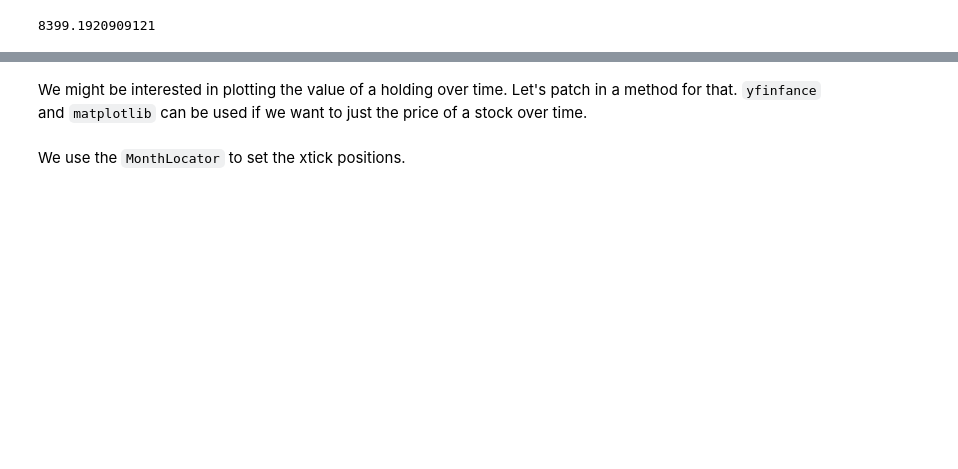
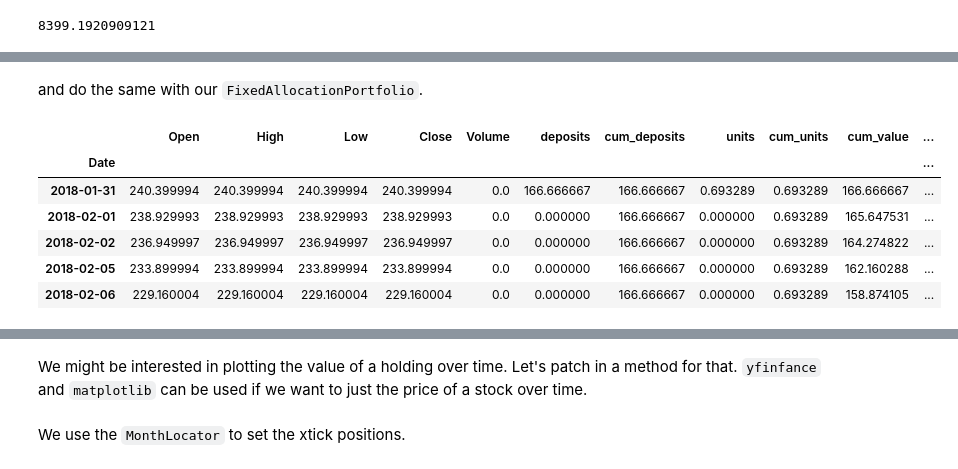
Before and after one commit to rsp34/portfolio-analysis, a Jupyter notebook: nbs/00_portfolio.ipynb, the cells around one changed output, grey strips where cells are left out. Saved outputs shown, nothing was run; the diff lists cells and outputs as text; code cells hidden in the pictures; blank space fills up the shorter version.

```diff
--- a/nbs/00_portfolio.ipynb
+++ b/nbs/00_portfolio.ipynb
@@ -269,6 +282,17 @@ class FixedAllocationPortfolio:
         # Create a holding for each fund
         self.holdings = [Holding(fund[i],ticker[i],product_cost[i],deposits*allocation[i]) for i in range(len(fund))]
 
+        # Let's ensure all holdings have the same number of dates
+        n_rows = [holding.history.shape[0] for holding in self.holdings]
+        if len(set(n_rows)) != 1:
+            max_rows = max(n_rows)
+            max_rows_history = self.holdings[n_rows.index(max_rows)].history.iloc[:, 0:0]
+
+            for index, holding in enumerate(self.holdings):
+                if n_rows[index] < max_rows:
+                    holding.history = max_rows_history.join(holding.history, how='left')
+                    holding.history = holding.history.interpolate(method='nearest', limit_direction='both')
+                    holding.compute_value()
 
     def rebalance(self,rebalance_dates):
 
@@ -304,7 +328,6 @@ class FixedAllocationPortfolio:
             deposit_idx = holdings[i].history.columns.get_loc("deposits")
 
             for i in range(len(holdings)):
-                # Some special, consideration needs to
                 holdings[i].history.iloc[row,deposit_idx] = holdings[i].history.iloc[row,deposit_idx] \
                                                                    + (target_allocation[i] - holdings[i].history.iloc[row,cum_value_idx])
                 holdings[i].compute_value()
@@ -505,3 +526,5 @@ and do the same with our `FixedAllocationPortfolio`.
+# %% [markdown]
+and do the same with our `FixedAllocationPortfolio`.
 # %%
 multi_holding_portfolio = FixedAllocationPortfolio(["Scottish Mortgage Ord","Fundsmith Equity I Acc"],
                                                    ["GB00BLDYK618","GB00B41YBW71"],
@@ -513,0 +537,37 @@ assert(holding_one.to_returns().profit() + holding_two.to_returns().profit() - r
+# %%
+monthly_deposits = create_monthly_deposits("01/01/2018",date.today().strftime("%d/%m/%Y"),20000/12)
+active_growth = FixedAllocationPortfolio(["Jupiter UK Special Situations Acc",
+                                    "Ninety One UK Alpha Acc",
+                                    "Scottish Mortgage Ord",
+                                    "Fidelity Global Dividend W Acc",
+                                    "Fundsmith Equity",
+                                    "F&C Investment Trust",
+                                    "Vanguard U.S. Equity",
+                                    "JPMorgan Emerging Markets",
+                                    "Capital Gearing Ord",
+                                    "LF Ruffer Diversified",
+                                    "abrdn Private Equity Opportunities"],
+                                               ["0P0000K9EK.L",
+                                                "0P00012K82.L",
+                                                "SMT.L",
+                                                "0P0000WUT3.L",
+                                                "GB00B4Q5X527.L",
+                                               "FCIT.L",
+                                               "0P0000KSPA.L",
+                                               "JMG.L",
+                                               "CGT.L",
+                                               "0P0001MKQK.L",
+                                               "APEO.L"],
+                                               [0.76,0.74,0.84,0.91,0.94,0.83,0.1,0.86,0.66,1.12,6.25],
+                                               [0.1 , 0.1,0.12, 0.1,0.13, 0.1,0.1,0.05,0.10,0.05,0.05],
+                                               monthly_deposits)
+# %%
+active_growth.holdings[0].history.head()
+# %% [output]
+|  | Open | High | Low | Close | Volume | deposits | cum_deposits | units | cum_units | cum_value | ... |
+| Date |  |  |  |  |  |  |  |  |  |  | ... |
+| 2018-01-31 | 240.399994 | 240.399994 | 240.399994 | 240.399994 | 0.0 | 166.666667 | 166.666667 | 0.693289 | 0.693289 | 166.666667 | ... |
+| 2018-02-01 | 238.929993 | 238.929993 | 238.929993 | 238.929993 | 0.0 | 0.000000 | 166.666667 | 0.000000 | 0.693289 | 165.647531 | ... |
+| 2018-02-02 | 236.949997 | 236.949997 | 236.949997 | 236.949997 | 0.0 | 0.000000 | 166.666667 | 0.000000 | 0.693289 | 164.274822 | ... |
+| 2018-02-05 | 233.899994 | 233.899994 | 233.899994 | 233.899994 | 0.0 | 0.000000 | 166.666667 | 0.000000 | 0.693289 | 162.160288 | ... |
+| 2018-02-06 | 229.160004 | 229.160004 | 229.160004 | 229.160004 | 0.0 | 0.000000 | 166.666667 | 0.000000 | 0.693289 | 158.874105 | ... |
```
Also changed, not shown: parts of 41 cells of this notebook, 2 other files.
